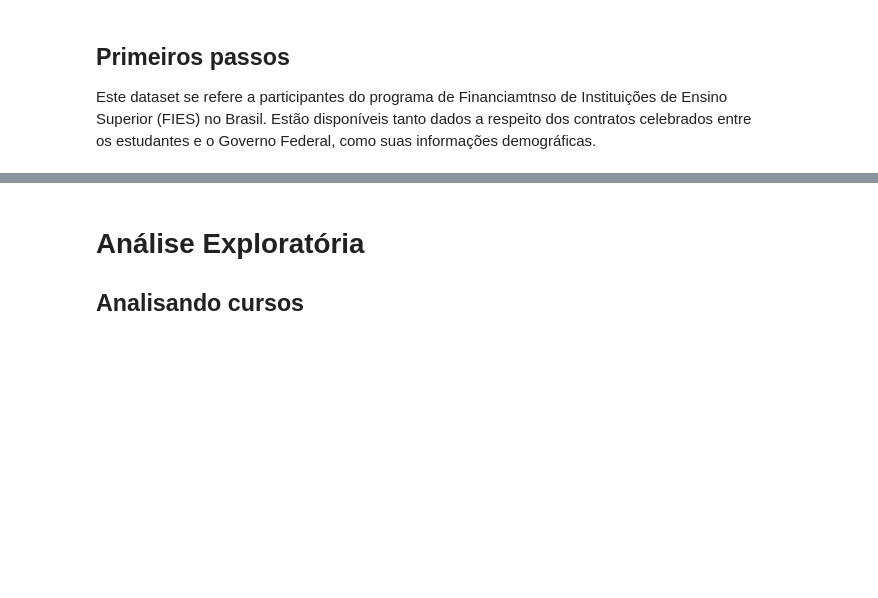
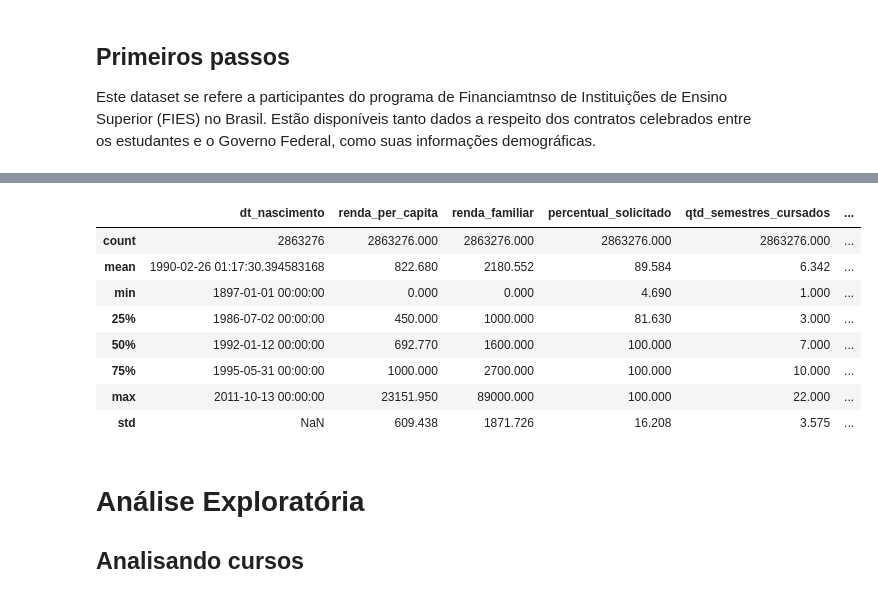
Before and after one commit to MarcosViniciusAraujo/puc-rio-aprendizado-automatico, a Jupyter notebook: Educacao_superior.ipynb, the cells around one changed output, grey strips where cells are left out. Drawn from its saved outputs; the diff is of its cells as text; code cells hidden in the pictures; blank space fills up the shorter version.

Commit message:
Removendo linhas com dados ausentes

```diff
--- a/Educacao_superior.ipynb
+++ b/Educacao_superior.ipynb
@@ -138,0 +183,18 @@ df.loc[df.index[2516155], 'dt_nascimento']
+# %%
+# Removendo colunas menos significativas
+df.drop(
+    ['semestre_encerramento'],
+    axis=1,
+    inplace=True
+)
+# %%
+# Removendo linhas que possuem valores ausentes em determinadas colunas
+df = df[df['dt_nascimento'].notna()]
+df = df[df['percentual_solicitado'].notna()]
+df = df[df['sexo'].notna()]
+df = df[df['estado_civil'].notna()]
+df = df[df['uf_curso'].notna()]
+df = df[df['curso'].notna()]
+df = df[df['tipo_ultimo_aditamento'].notna()]
+df = df[df['qtd_semestres_cursados'].notna()]
+df = df[df['qtd_semestres_financiados'].notna()]
@@ -139,5 +222,5 @@ df.loc[df.index[2516155], 'dt_nascimento']
 # %%
-# Performance
+# Alterando tipos dos dados para ajudar no desempenho
 df['dt_nascimento'] = pd.to_datetime(df['dt_nascimento'], yearfirst=True, format="%Y-%m-%d")
 df['renda_per_capita'] = df['renda_per_capita'].apply(lambda x : float(str(x).replace(',', '.')))
 df['renda_familiar'] = df['renda_familiar'].apply(lambda x : float(str(x).replace(',', '.')))
@@ -148,6 +231,5 @@ df['qtd_dias_atraso'] = df['qtd_dias_atraso'].fillna(0).astype(int)
 df['vl_saldo_devedor_atrasado'] = df['vl_saldo_devedor_atrasado'].apply(lambda x : float(str(x).replace(',', '.')))
 df['qtd_semestres_cursados'] = df['qtd_semestres_cursados'].fillna(0).astype(int)
 df['qtd_semestres_financiados'] = df['qtd_semestres_financiados'].fillna(0).astype(int)
-df['semestre_encerramento'] = df['semestre_encerramento'].astype(str)
 # %%
 df.info()
@@ -156,3 +256,15 @@ df.info()
+# %%
+df.describe()
+# %% [output]
+|  | dt_nascimento | renda_per_capita | renda_familiar | percentual_solicitado | qtd_semestres_cursados | ... |
+| count | 2863276 | 2863276.000 | 2863276.000 | 2863276.000 | 2863276.000 | ... |
+| mean | 1990-02-26 01:17:30.394583168 | 822.680 | 2180.552 | 89.584 | 6.342 | ... |
+| min | 1897-01-01 00:00:00 | 0.000 | 0.000 | 4.690 | 1.000 | ... |
+| 25% | 1986-07-02 00:00:00 | 450.000 | 1000.000 | 81.630 | 3.000 | ... |
+| 50% | 1992-01-12 00:00:00 | 692.770 | 1600.000 | 100.000 | 7.000 | ... |
+| 75% | 1995-05-31 00:00:00 | 1000.000 | 2700.000 | 100.000 | 10.000 | ... |
+| max | 2011-10-13 00:00:00 | 23151.950 | 89000.000 | 100.000 | 22.000 | ... |
+| std | NaN | 609.438 | 1871.726 | 16.208 | 3.575 | ... |
 # %%
 # Conferindo percentual de linhas sem dados inválidos
 df['banco'].count() / df['banco'].size
```
Also changed, not shown: parts of 13 cells of this notebook.
